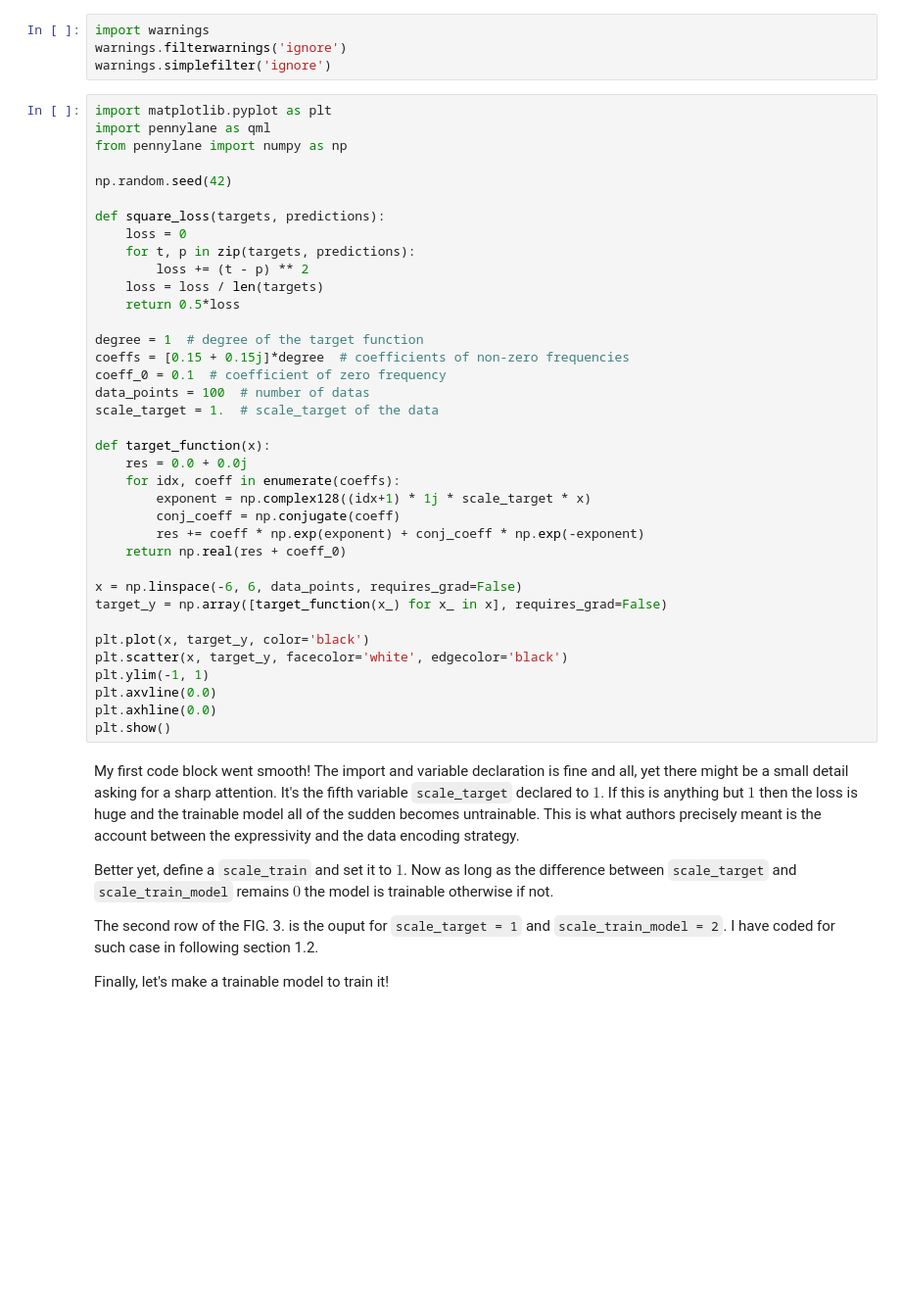
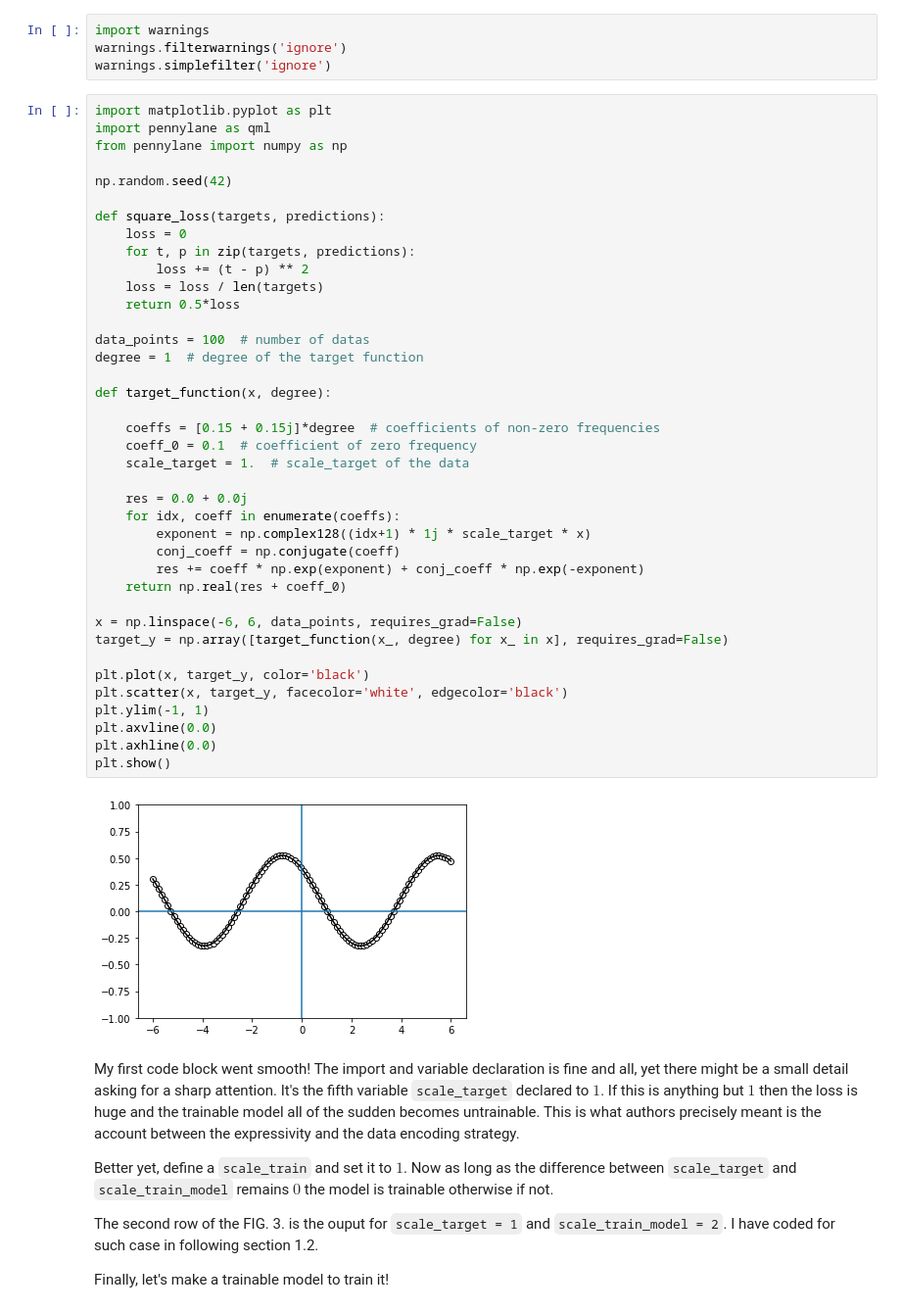
Before and after one commit to Pratha-Me/Expressivity-Quantum-Data-encoding-Fourier-Series, a Jupyter notebook: codes.ipynb, the cells around one changed output. Shown at 98% size. Drawn from its saved outputs; the diff is of its cells as text; blank space fills up the shorter version.

````diff
--- a/codes.ipynb
+++ b/codes.ipynb
@@ -21,39 +21,43 @@ warnings.simplefilter('ignore')
 import matplotlib.pyplot as plt
 import pennylane as qml
 from pennylane import numpy as np
 
 np.random.seed(42)
 
 def square_loss(targets, predictions):
     loss = 0
     for t, p in zip(targets, predictions):
         loss += (t - p) ** 2
     loss = loss / len(targets)
     return 0.5*loss
 
+data_points = 100  # number of datas
 degree = 1  # degree of the target function
-coeffs = [0.15 + 0.15j]*degree  # coefficients of non-zero frequencies
-coeff_0 = 0.1  # coefficient of zero frequency
-data_points = 100  # number of datas
-scale_target = 1.  # scale_target of the data
 
-def target_function(x):
+def target_function(x, degree):
+
+    coeffs = [0.15 + 0.15j]*degree  # coefficients of non-zero frequencies
+    coeff_0 = 0.1  # coefficient of zero frequency
+    scale_target = 1.  # scale_target of the data
+
     res = 0.0 + 0.0j
     for idx, coeff in enumerate(coeffs):
         exponent = np.complex128((idx+1) * 1j * scale_target * x)
         conj_coeff = np.conjugate(coeff)
         res += coeff * np.exp(exponent) + conj_coeff * np.exp(-exponent)
     return np.real(res + coeff_0)
 
 x = np.linspace(-6, 6, data_points, requires_grad=False)
-target_y = np.array([target_function(x_) for x_ in x], requires_grad=False)
+target_y = np.array([target_function(x_, degree) for x_ in x], requires_grad=False)
 
 plt.plot(x, target_y, color='black')
 plt.scatter(x, target_y, facecolor='white', edgecolor='black')
 plt.ylim(-1, 1)
 plt.axvline(0.0)
 plt.axhline(0.0)
 plt.show()
+# %% [output]
+[figure, added]
 # %% [markdown]
 My first code block went smooth! The import and variable declaration is fine and all, yet there might be a small detail asking for a sharp attention. It's the fifth variable ```scale_target``` declared to $1$. If this is anything but $1$ then the loss is huge and the trainable model all of the sudden becomes untrainable. This is what authors precisely meant is the account between the expressivity and the data encoding strategy.
 
````
Also changed, not shown: parts of 15 cells of this notebook, 6 other files.
